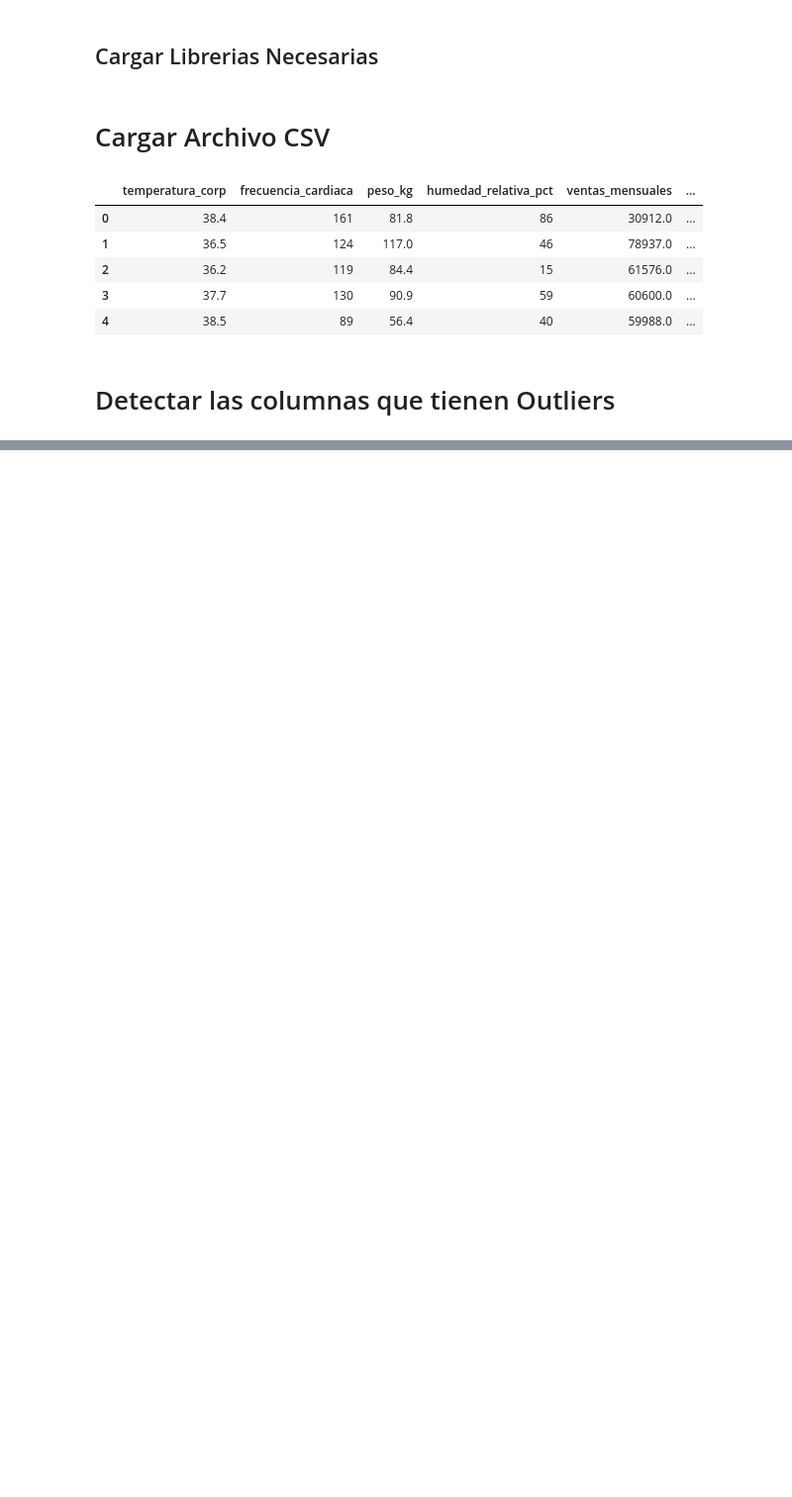
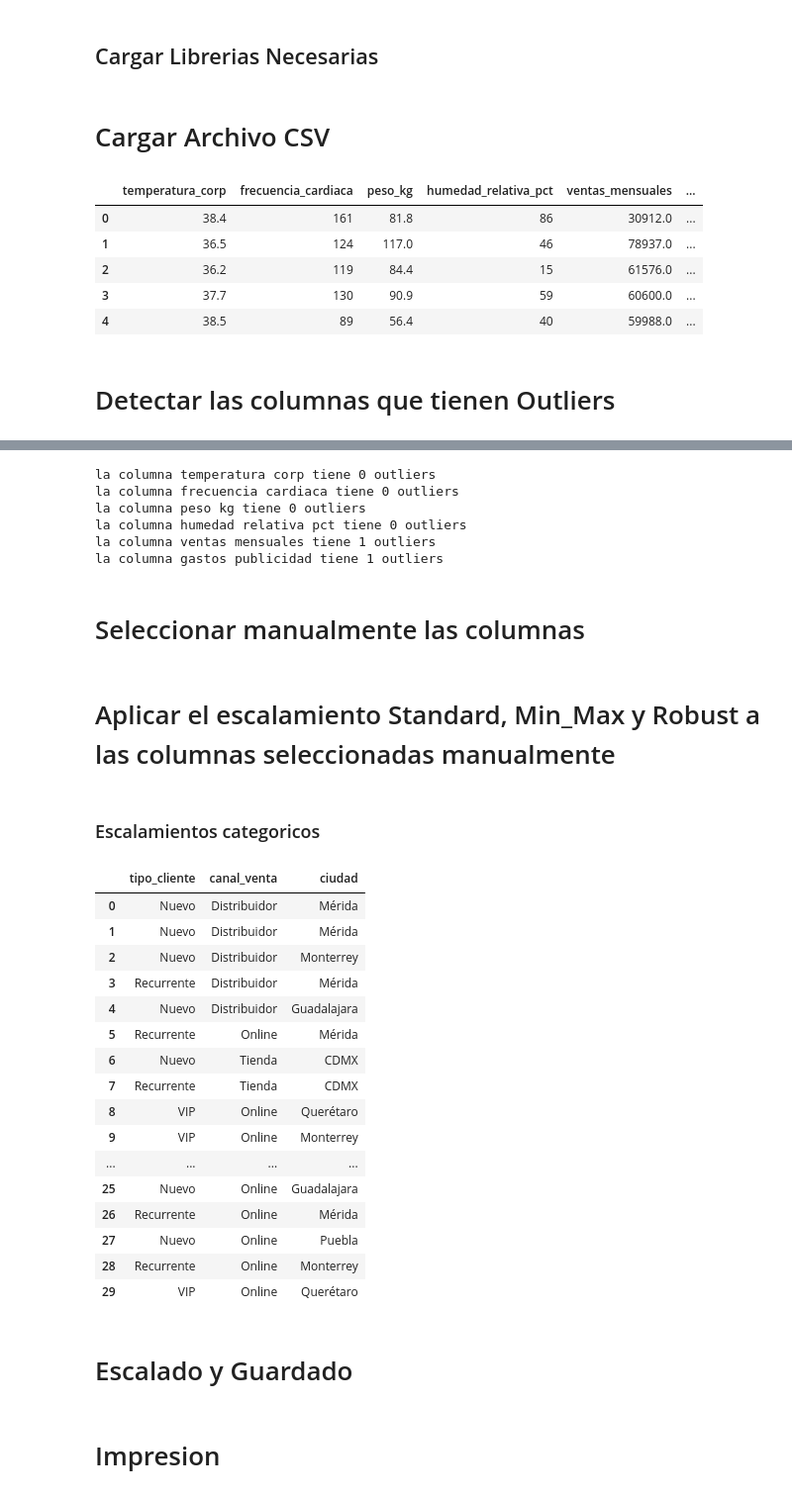
Before and after one commit to D-Lemus/Categorical-Scaling, a Jupyter notebook: categorical-scaling.ipynb, the cells around one changed output, grey strips where cells are left out. Shown: that part at 99% size. Drawn from its saved outputs; the diff is of its cells as text; code cells hidden in the pictures; blank space fills up the shorter version.

```diff
--- a/categorical-scaling.ipynb
+++ b/categorical-scaling.ipynb
@@ -71,0 +91,21 @@ def hist_dist_normal(df, column):
+# %%
+outliers = []
+for col in df.select_dtypes(include=[np.number]).columns:
+    q1 = df[col].quantile(0.25)
+    q3 =df[col].quantile(0.75)
+    iqr = q3 - q1
+
+    lim_inf = q1 - 1.5 * iqr
+    lim_sup = q3 + 1.5 * iqr
+    outliers = df[(df[col] < lim_inf) | (df[col] > lim_sup)]
+
+    print(f"la columna {col.replace('_',' ')} tiene {len(outliers)} outliers")
+# %% [output]
+la columna temperatura corp tiene 0 outliers
+la columna frecuencia cardiaca tiene 0 outliers
+la columna peso kg tiene 0 outliers
+la columna humedad relativa pct tiene 0 outliers
+la columna ventas mensuales tiene 1 outliers
+la columna gastos publicidad tiene 1 outliers
+# %% [markdown]
+# Seleccionar manualmente las columnas
@@ -71,0 +116,2 @@ def hist_dist_normal(df, column):
+# %% [markdown]
+# Aplicar el escalamiento Standard, Min_Max y Robust a las columnas seleccionadas manualmente
@@ -71,0 +132,26 @@ def hist_dist_normal(df, column):
+# %% [markdown]
+### Escalamientos categoricos
+# %%
+cols_onehot   = ['canal_venta', 'ciudad']      # sin orden
+cols_ordinal  = ['tipo_cliente']        # con orden
+categorias_ordinales = [["Nuevo", "Recurrente", "VIP"]]                                             # talla
+
+df.select_dtypes(exclude=[np.number]).head(100)
+# %% [output]
+|  | tipo_cliente | canal_venta | ciudad |
+| 0 | Nuevo | Distribuidor | Mérida |
+| 1 | Nuevo | Distribuidor | Mérida |
+| 2 | Nuevo | Distribuidor | Monterrey |
+| 3 | Recurrente | Distribuidor | Mérida |
+| 4 | Nuevo | Distribuidor | Guadalajara |
+| 5 | Recurrente | Online | Mérida |
+| 6 | Nuevo | Tienda | CDMX |
+| 7 | Recurrente | Tienda | CDMX |
+| 8 | VIP | Online | Querétaro |
+| 9 | VIP | Online | Monterrey |
+| ... | ... | ... | ... |
+| 25 | Nuevo | Online | Guadalajara |
+| 26 | Recurrente | Online | Mérida |
+| 27 | Nuevo | Online | Puebla |
+| 28 | Recurrente | Online | Monterrey |
+| 29 | VIP | Online | Querétaro |
@@ -71,0 +176,2 @@ def hist_dist_normal(df, column):
+# %% [markdown]
+# Escalado y Guardado
@@ -71,0 +186,2 @@ def hist_dist_normal(df, column):
+# %% [markdown]
+# Impresion
```
Also changed, not shown: parts of 14 cells of this notebook, 2 other files.
